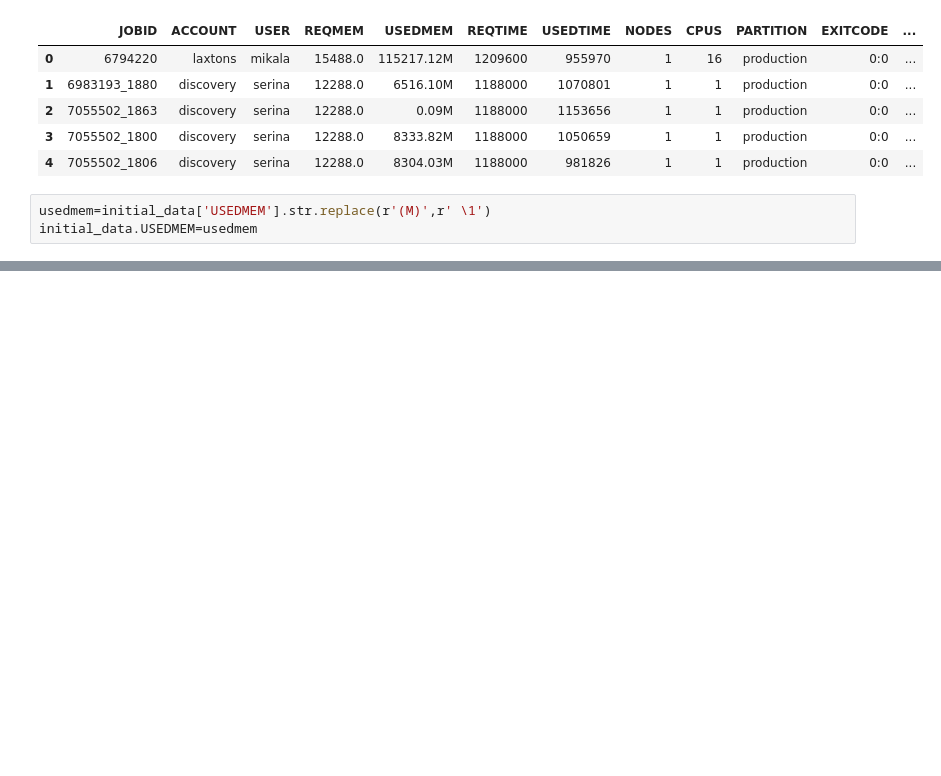
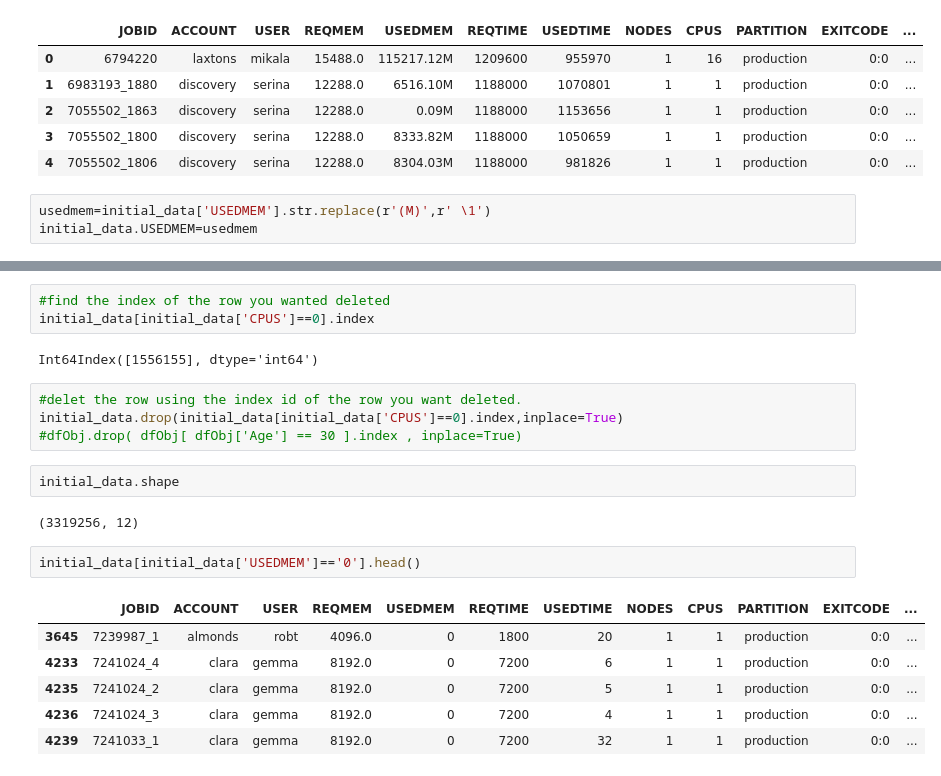
Before and after one commit to Barrett-Rogers/dq2-accre-porcupines, a Jupyter notebook: drexhepi_dancing_dq2.ipynb, the cells around one changed output, grey strips where cells are left out. Drawn from its saved outputs; the diff is of its cells as text; blank space fills up the shorter version.

```diff
--- a/drexhepi_dancing_dq2.ipynb
+++ b/drexhepi_dancing_dq2.ipynb
@@ -226,0 +228,22 @@ initial_data.USEDMEM=usedmem
+# %%
+#find the index of the row you wanted deleted
+initial_data[initial_data['CPUS']==0].index
+# %% [output]
+Int64Index([1556155], dtype='int64')
+# %%
+#delet the row using the index id of the row you want deleted.
+initial_data.drop(initial_data[initial_data['CPUS']==0].index,inplace=True)
+#dfObj.drop( dfObj[ dfObj['Age'] == 30 ].index , inplace=True)
+# %%
+initial_data.shape
+# %% [output]
+(3319256, 12)
+# %%
+initial_data[initial_data['USEDMEM']=='0'].head()
+# %% [output]
+|  | JOBID | ACCOUNT | USER | REQMEM | USEDMEM | REQTIME | USEDTIME | NODES | CPUS | PARTITION | EXITCODE | ... |
+| 3645 | 7239987_1 | almonds | robt | 4096.0 | 0 | 1800 | 20 | 1 | 1 | production | 0:0 | ... |
+| 4233 | 7241024_4 | clara | gemma | 8192.0 | 0 | 7200 | 6 | 1 | 1 | production | 0:0 | ... |
+| 4235 | 7241024_2 | clara | gemma | 8192.0 | 0 | 7200 | 5 | 1 | 1 | production | 0:0 | ... |
+| 4236 | 7241024_3 | clara | gemma | 8192.0 | 0 | 7200 | 4 | 1 | 1 | production | 0:0 | ... |
+| 4239 | 7241033_1 | clara | gemma | 8192.0 | 0 | 7200 | 32 | 1 | 1 | production | 0:0 | ... |
```
Also changed, not shown: parts of 91 cells of this notebook.
